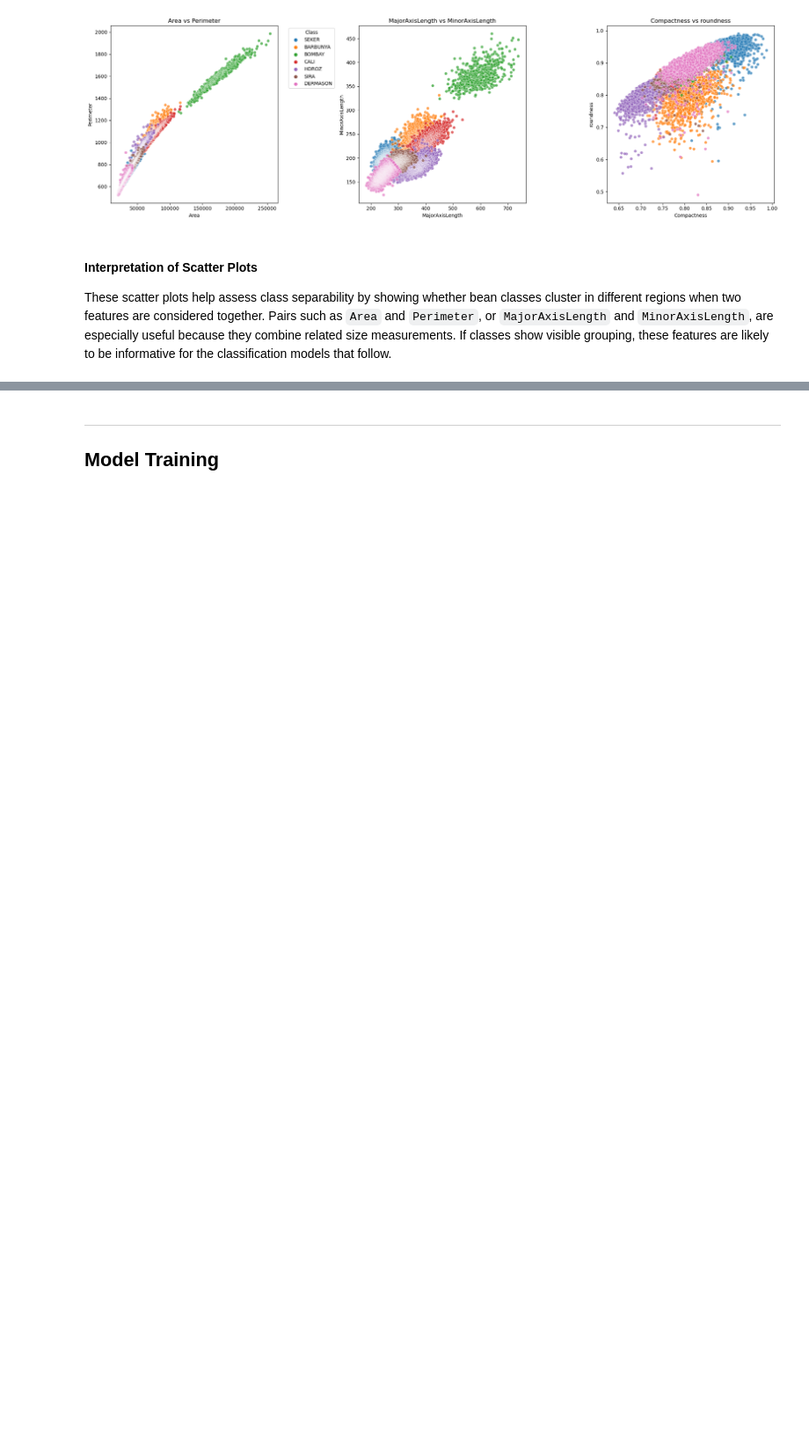
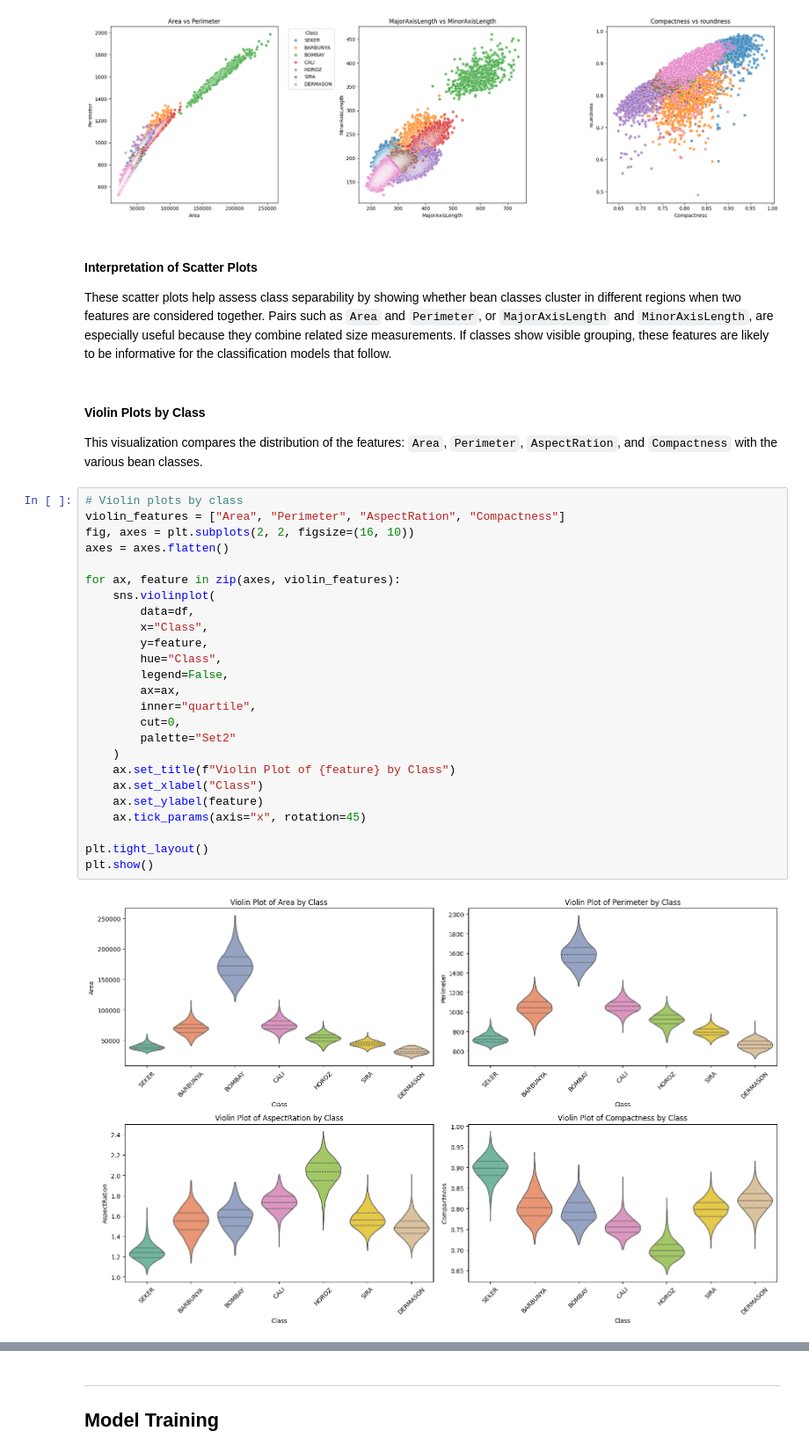
Before and after one commit to saxzeee/STINTSY-MCO, a Jupyter notebook: STINTSY-MCO-Group2.ipynb, the cells around one changed output, grey strips where cells are left out. Shown at 88% size. Drawn from its saved outputs; the diff is of its cells as text; blank space fills up the shorter version.

Commit message:
added 4 EDA visualizations (needs more description)

```diff
--- a/STINTSY-MCO-Group2.ipynb
+++ b/STINTSY-MCO-Group2.ipynb
@@ -544,3 +560,34 @@ plt.show()
 #### Interpretation of Scatter Plots
 
 These scatter plots help assess class separability by showing whether bean classes cluster in different regions when two features are considered together. Pairs such as `Area` and `Perimeter`, or `MajorAxisLength` and `MinorAxisLength`, are especially useful because they combine related size measurements. If classes show visible grouping, these features are likely to be informative for the classification models that follow.
+# %% [markdown]
+#### Violin Plots by Class
+
+This visualization compares the  distribution of the features: `Area`, `Perimeter`, `AspectRation`, and `Compactness` with the various bean classes.
+# %%
+# Violin plots by class
+violin_features = ["Area", "Perimeter", "AspectRation", "Compactness"]
+fig, axes = plt.subplots(2, 2, figsize=(16, 10))
+axes = axes.flatten()
+
+for ax, feature in zip(axes, violin_features):
+    sns.violinplot(
+        data=df,
+        x="Class",
+        y=feature,
+        hue="Class",
+        legend=False,
+        ax=ax,
+        inner="quartile",
+        cut=0,
+        palette="Set2"
+    )
+    ax.set_title(f"Violin Plot of {feature} by Class")
+    ax.set_xlabel("Class")
+    ax.set_ylabel(feature)
+    ax.tick_params(axis="x", rotation=45)
+
+plt.tight_layout()
+plt.show()
+# %% [output]
+[figure, added]
```
Also changed, not shown: parts of 55 cells of this notebook.
